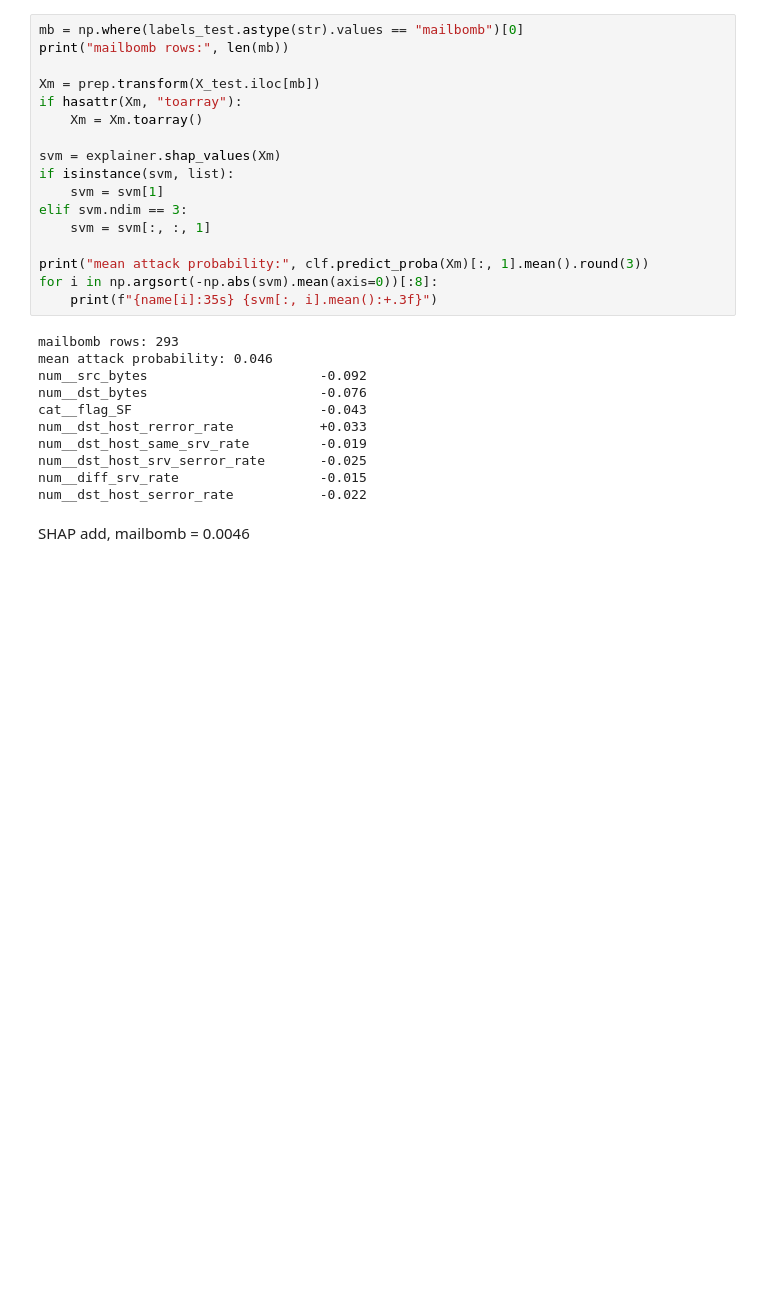
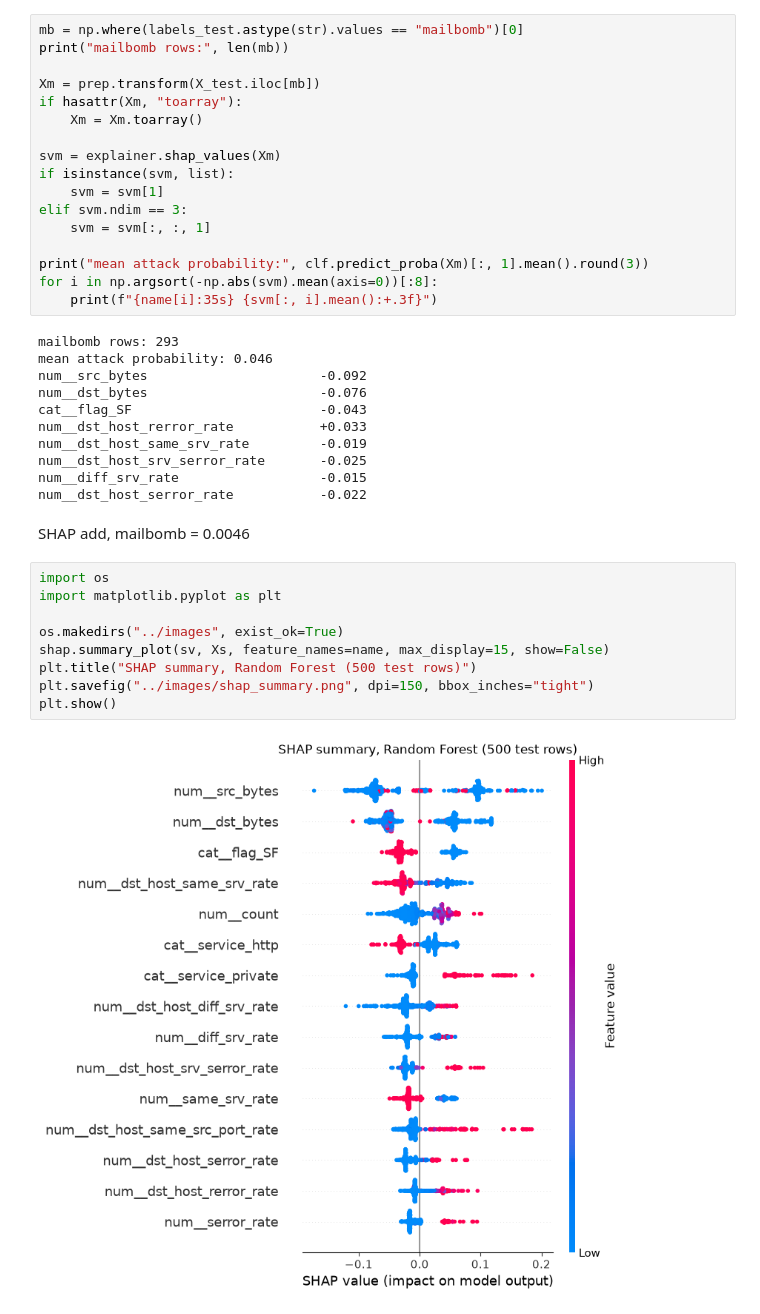
Before and after one commit to shlok3664/spiral, a Jupyter notebook: notebooks/02_pipeline.ipynb, the cells around one changed output. Saved outputs shown, nothing was run; the diff lists cells and outputs as text; blank space fills up the shorter version.

```diff
--- a/notebooks/02_pipeline.ipynb
+++ b/notebooks/02_pipeline.ipynb
@@ -175,3 +177,14 @@ num__diff_srv_rate                  -0.015
 num__dst_host_serror_rate           -0.022
 # %% [markdown]
 SHAP add, mailbomb = 0.0046
+# %%
+import os
+import matplotlib.pyplot as plt
+
+os.makedirs("../images", exist_ok=True)
+shap.summary_plot(sv, Xs, feature_names=name, max_display=15, show=False)
+plt.title("SHAP summary, Random Forest (500 test rows)")
+plt.savefig("../images/shap_summary.png", dpi=150, bbox_inches="tight")
+plt.show()
+# %% [output]
+[figure, added]
```
Also changed, not shown: parts of 6 cells of this notebook, 11 other files.
